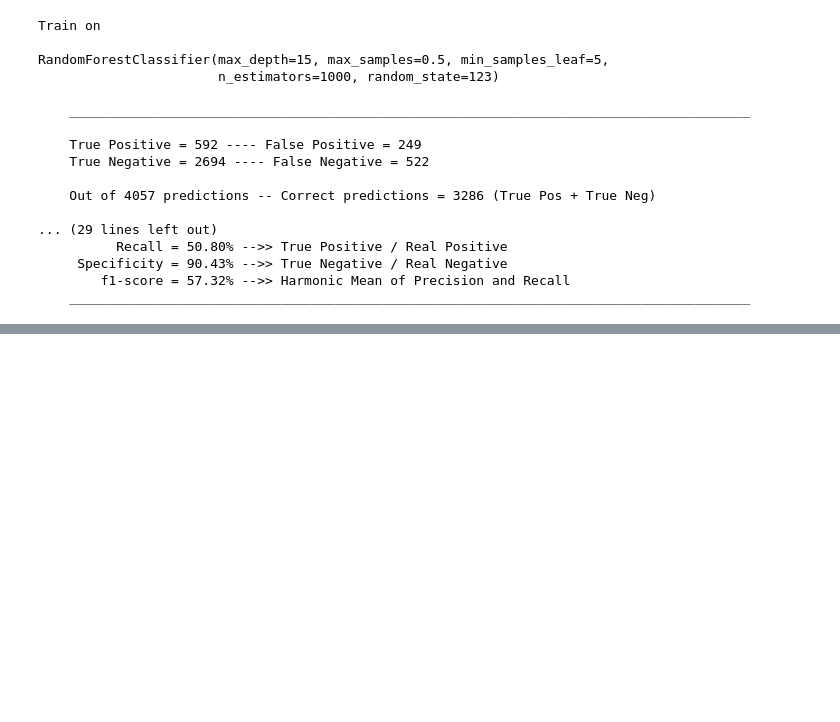
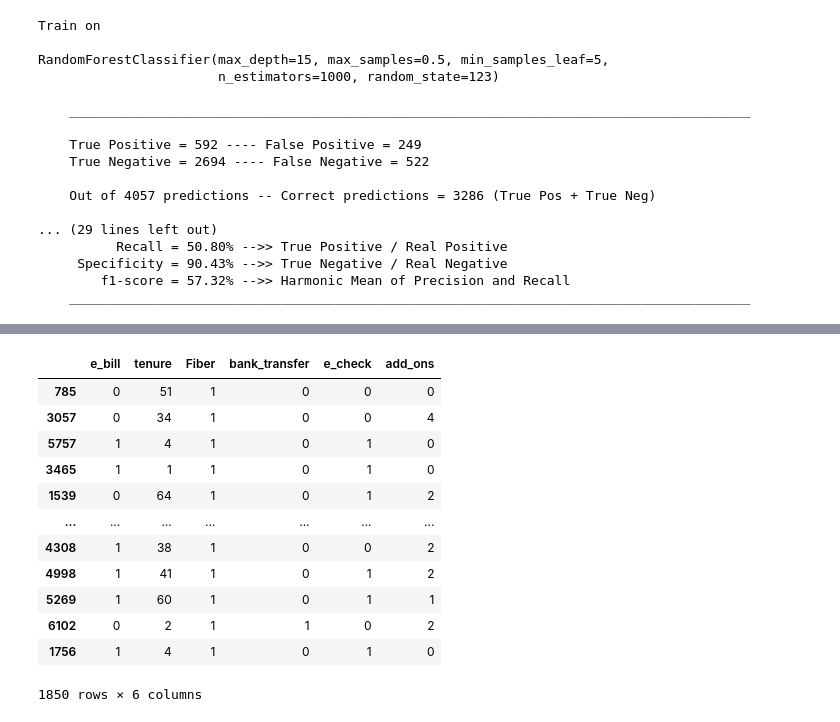
Before and after one commit to David-Howell/telco-churn, a Jupyter notebook: model_notebook.ipynb, the cells around one changed output, grey strips where cells are left out. Cells and saved outputs as stored; diff of their text form; code cells hidden in the pictures; blank space fills up the shorter version.

```diff
--- a/model_notebook.ipynb
+++ b/model_notebook.ipynb
@@ -813,0 +975,17 @@ RandomForestClassifier(max_depth=15, max_samples=0.5, min_samples_leaf=5,
+# %%
+X_train_fiber = X_train[X_train.Fiber == 1]
+X_train_fiber
+# %% [output]
+|  | e_bill | tenure | Fiber | bank_transfer | e_check | add_ons |
+| 785 | 0 | 51 | 1 | 0 | 0 | 0 |
+| 3057 | 0 | 34 | 1 | 0 | 0 | 4 |
+| 5757 | 1 | 4 | 1 | 0 | 1 | 0 |
+| 3465 | 1 | 1 | 1 | 0 | 1 | 0 |
+| 1539 | 0 | 64 | 1 | 0 | 1 | 2 |
+| ... | ... | ... | ... | ... | ... | ... |
+| 4308 | 1 | 38 | 1 | 0 | 0 | 2 |
+| 4998 | 1 | 41 | 1 | 0 | 1 | 2 |
+| 5269 | 1 | 60 | 1 | 0 | 1 | 1 |
+| 6102 | 0 | 2 | 1 | 1 | 0 | 2 |
+| 1756 | 1 | 4 | 1 | 0 | 1 | 0 |
+1850 rows × 6 columns
```
Also changed, not shown: parts of 10 cells of this notebook.
